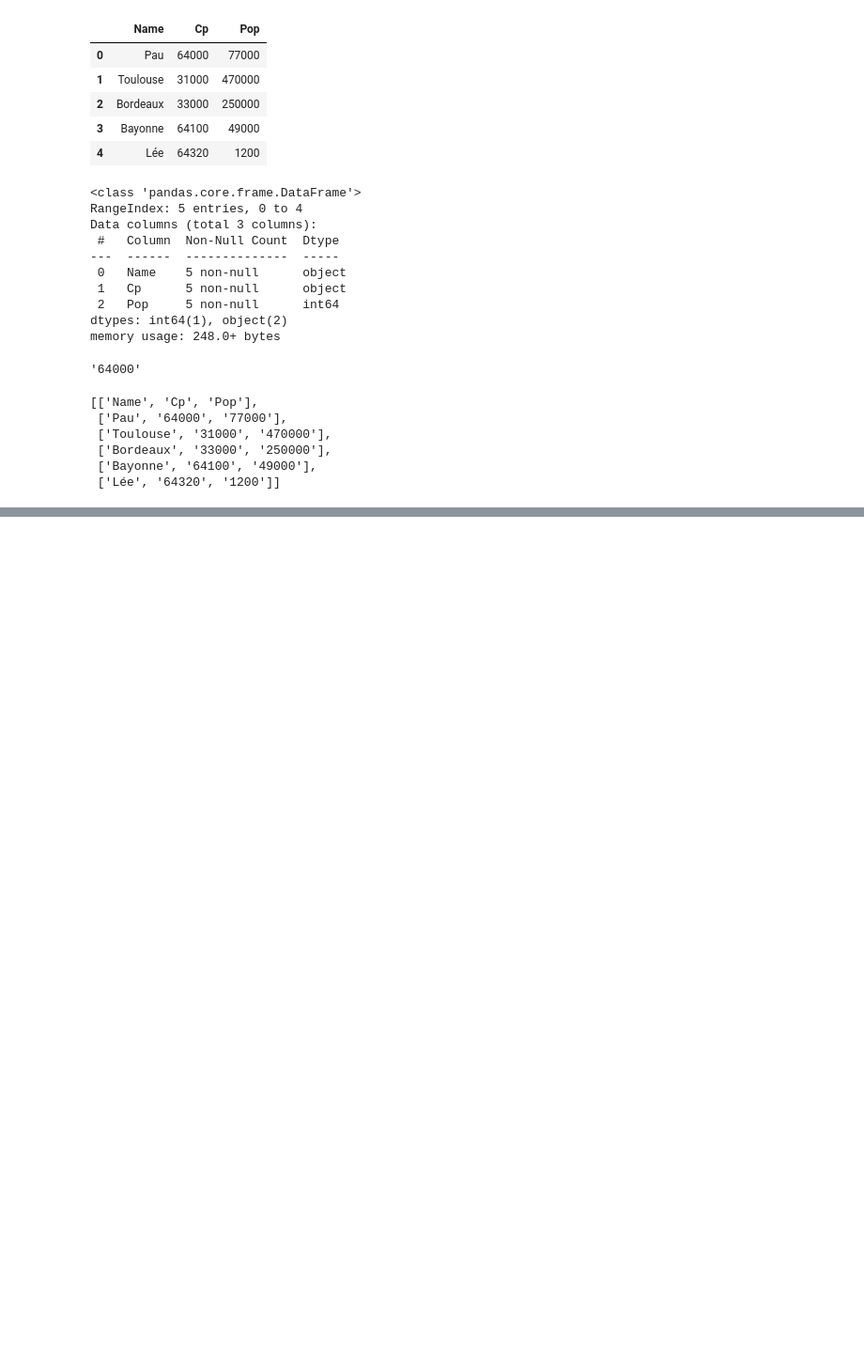
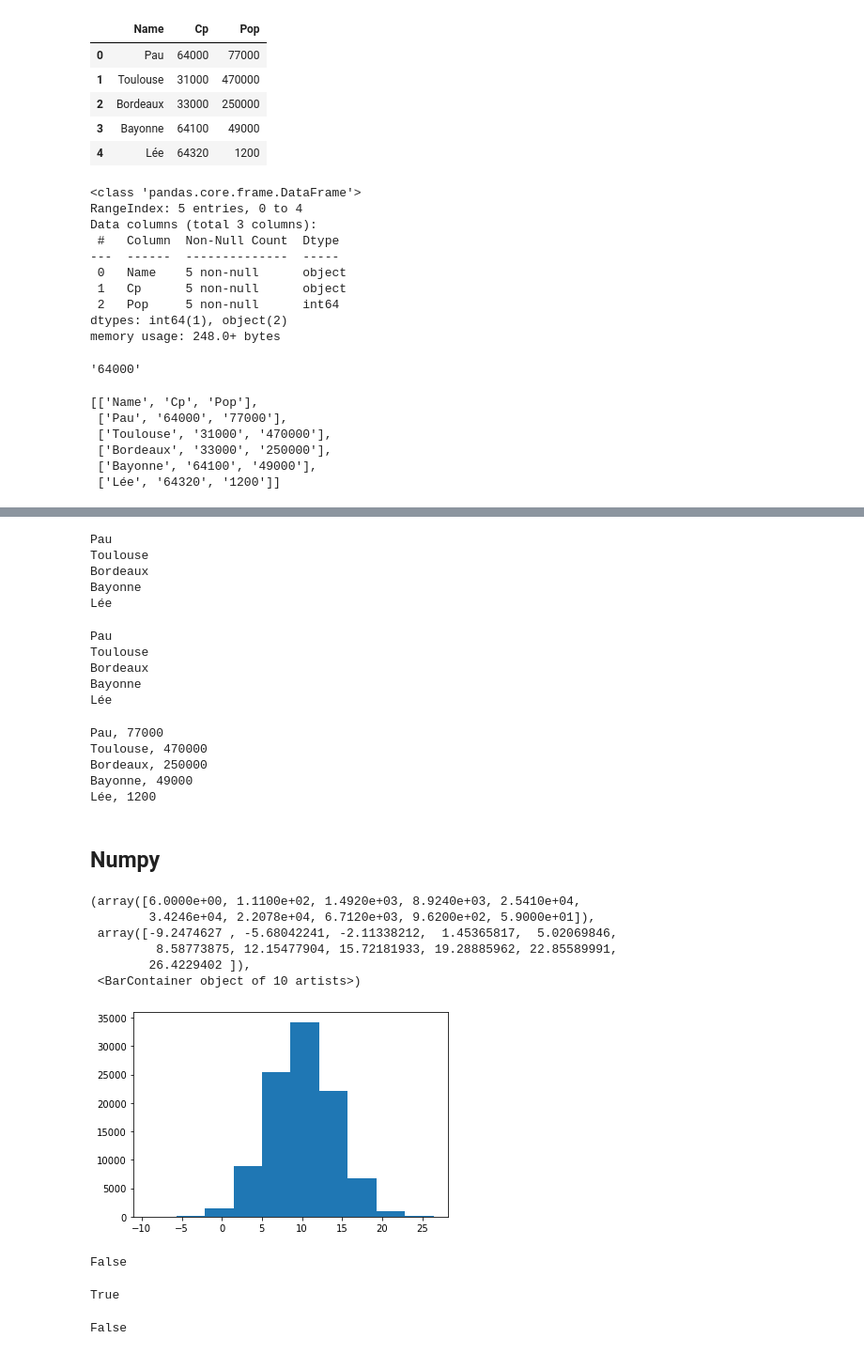
Before and after one commit to matthcol/python202302, a Jupyter notebook: Basics.ipynb, the cells around one changed output, grey strips where cells are left out. Shown: that part at 94% size. Drawn from its saved outputs; the diff is of its cells as text; code cells hidden in the pictures; blank space fills up the shorter version.

```diff
--- a/Basics.ipynb
+++ b/Basics.ipynb
@@ -958,0 +1109,42 @@ lines
+# %%
+for name in indexCitiesByName.keys():
+    print(name)
+# %% [output]
+Pau
+Toulouse
+Bordeaux
+Bayonne
+Lée
+# %%
+# dicts are iterable on their keys
+for name in indexCitiesByName:
+    print(name)
+# %% [output]
+Pau
+Toulouse
+Bordeaux
+Bayonne
+Lée
+# %%
+for name, _, pop in cities_tuples:
+    print(name, pop, sep=', ')
+# %% [output]
+Pau, 77000
+Toulouse, 470000
+Bordeaux, 250000
+Bayonne, 49000
+Lée, 1200
+# %% [markdown]
+## Numpy
+# %%
+data = np.random.normal(10, 4, 100000)
+# %%
+plt.hist(data)
+# %% [output]
+(array([6.0000e+00, 1.1100e+02, 1.4920e+03, 8.9240e+03, 2.5410e+04,
+        3.4246e+04, 2.2078e+04, 6.7120e+03, 9.6200e+02, 5.9000e+01]),
+ array([-9.2474627 , -5.68042241, -2.11338212,  1.45365817,  5.02069846,
+         8.58773875, 12.15477904, 15.72181933, 19.28885962, 22.85589991,
+        26.4229402 ]),
+ <BarContainer object of 10 artists>)
+[figure, added]
@@ -958,0 +1153,13 @@ lines
+# %%
+(dataMasked < 0).any()
+# %% [output]
+False
+# %%
+(data < 0).any()
+# %% [output]
+True
+# %%
+# strange test
+'а' == 'a'
+# %% [output]
+False
```
Also changed, not shown: parts of 18 cells of this notebook, 16 other files.
